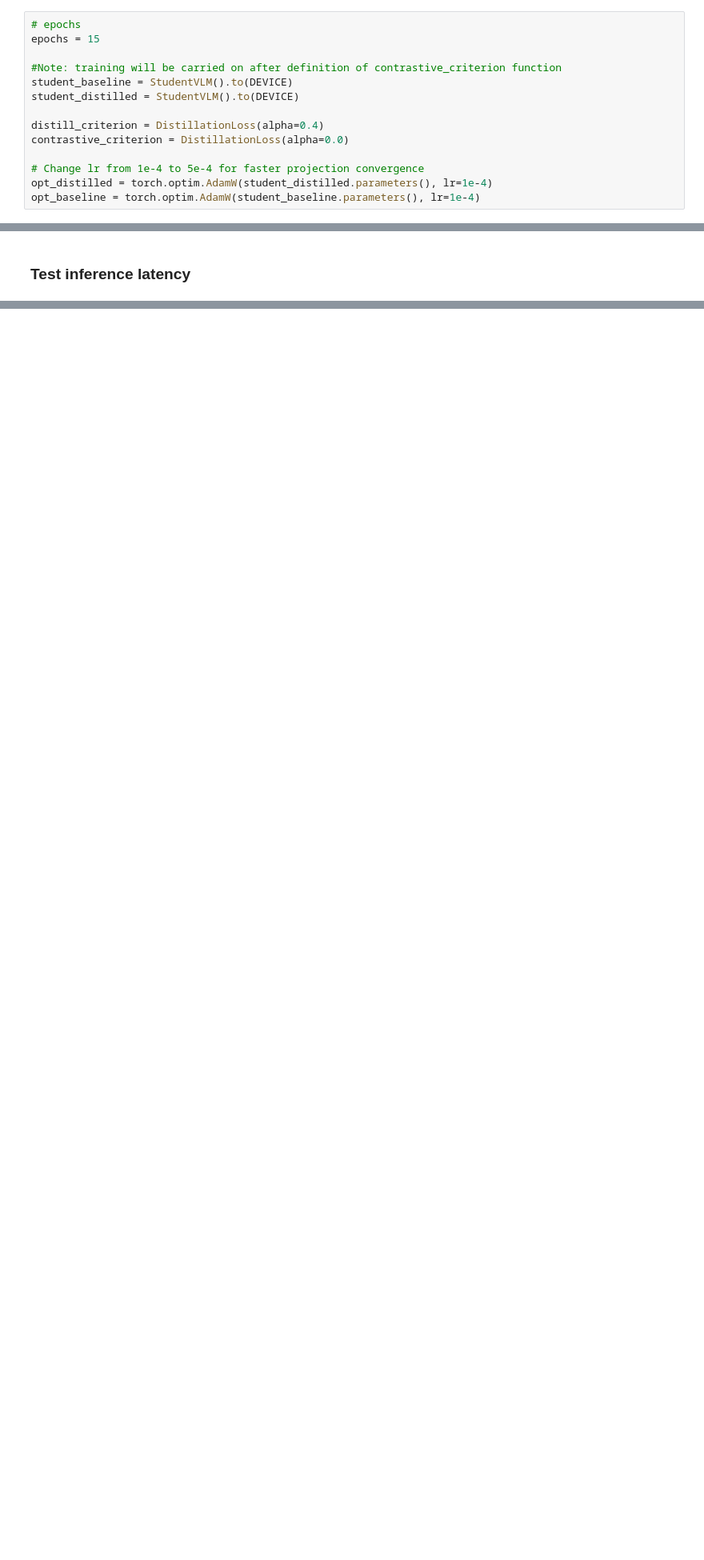
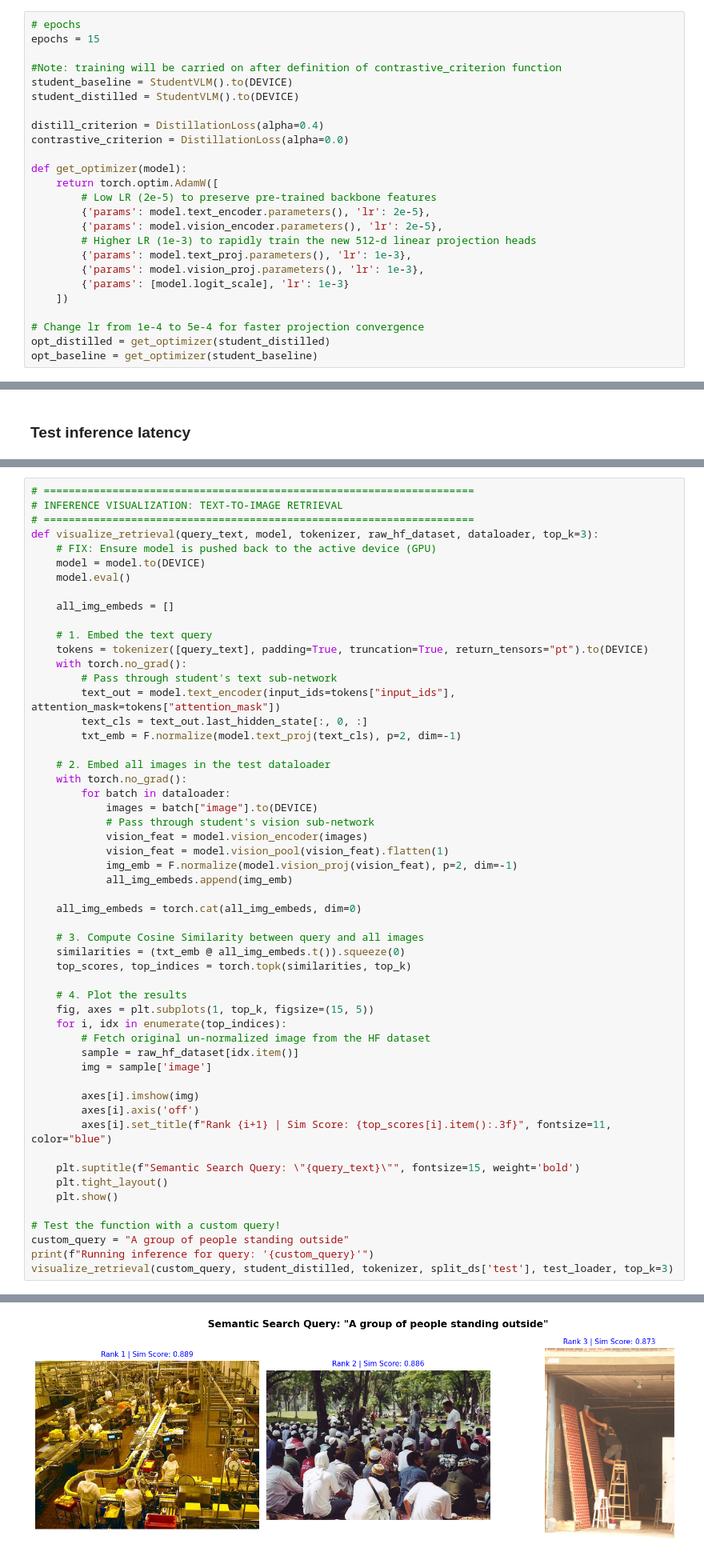
Before and after one commit to Srini235/ConversationalAI_Assignment2_Group105, a Jupyter notebook: ConversationalAI_Assignment2_Group105.ipynb, the cells around one changed output, grey strips where cells are left out. Shown at 80% size. Cells and saved outputs as stored; diff of their text form; blank space fills up the shorter version.

```diff
--- a/ConversationalAI_Assignment2_Group105.ipynb
+++ b/ConversationalAI_Assignment2_Group105.ipynb
@@ -267,9 +314,20 @@ student_distilled = StudentVLM().to(DEVICE)
 distill_criterion = DistillationLoss(alpha=0.4)
 contrastive_criterion = DistillationLoss(alpha=0.0)
 
+def get_optimizer(model):
+    return torch.optim.AdamW([
+        # Low LR (2e-5) to preserve pre-trained backbone features
+        {'params': model.text_encoder.parameters(), 'lr': 2e-5},
+        {'params': model.vision_encoder.parameters(), 'lr': 2e-5},
+        # Higher LR (1e-3) to rapidly train the new 512-d linear projection heads
+        {'params': model.text_proj.parameters(), 'lr': 1e-3},
+        {'params': model.vision_proj.parameters(), 'lr': 1e-3},
+        {'params': [model.logit_scale], 'lr': 1e-3}
+    ])
+
 # Change lr from 1e-4 to 5e-4 for faster projection convergence
-opt_distilled = torch.optim.AdamW(student_distilled.parameters(), lr=1e-4)
-opt_baseline = torch.optim.AdamW(student_baseline.parameters(), lr=1e-4)
+opt_distilled = get_optimizer(student_distilled)
+opt_baseline = get_optimizer(student_baseline)
 # %%
 # 3. Train Distilled Student
 print("\n--- Training Distilled Student ---")
@@ -505 +563,56 @@ CPU Latency (ms/query)    | 51.55           | 9.05
 ============================================================
+# %%
+# =====================================================================
+# INFERENCE VISUALIZATION: TEXT-TO-IMAGE RETRIEVAL
+# =====================================================================
+def visualize_retrieval(query_text, model, tokenizer, raw_hf_dataset, dataloader, top_k=3):
+    # FIX: Ensure model is pushed back to the active device (GPU)
+    model = model.to(DEVICE)
+    model.eval()
+
+    all_img_embeds = []
+
+    # 1. Embed the text query
+    tokens = tokenizer([query_text], padding=True, truncation=True, return_tensors="pt").to(DEVICE)
+    with torch.no_grad():
+        # Pass through student's text sub-network
+        text_out = model.text_encoder(input_ids=tokens["input_ids"], attention_mask=tokens["attention_mask"])
+        text_cls = text_out.last_hidden_state[:, 0, :]
+        txt_emb = F.normalize(model.text_proj(text_cls), p=2, dim=-1)
+
+    # 2. Embed all images in the test dataloader
+    with torch.no_grad():
+        for batch in dataloader:
+            images = batch["image"].to(DEVICE)
+            # Pass through student's vision sub-network
+            vision_feat = model.vision_encoder(images)
+            vision_feat = model.vision_pool(vision_feat).flatten(1)
+            img_emb = F.normalize(model.vision_proj(vision_feat), p=2, dim=-1)
+            all_img_embeds.append(img_emb)
+
+    all_img_embeds = torch.cat(all_img_embeds, dim=0)
+
+    # 3. Compute Cosine Similarity between query and all images
+    similarities = (txt_emb @ all_img_embeds.t()).squeeze(0)
+    top_scores, top_indices = torch.topk(similarities, top_k)
+
+    # 4. Plot the results
+    fig, axes = plt.subplots(1, top_k, figsize=(15, 5))
+    for i, idx in enumerate(top_indices):
+        # Fetch original un-normalized image from the HF dataset
+        sample = raw_hf_dataset[idx.item()]
+        img = sample['image']
+
+        axes[i].imshow(img)
+        axes[i].axis('off')
+        axes[i].set_title(f"Rank {i+1} | Sim Score: {top_scores[i].item():.3f}", fontsize=11, color="blue")
+
+    plt.suptitle(f"Semantic Search Query: \"{query_text}\"", fontsize=15, weight='bold')
+    plt.tight_layout()
+    plt.show()
+
+# Test the function with a custom query!
+custom_query = "A group of people standing outside"
+print(f"Running inference for query: '{custom_query}'")
+visualize_retrieval(custom_query, student_distilled, tokenizer, split_ds['test'], test_loader, top_k=3)
+# %% [output]
@@ -505,0 +620 @@ CPU Latency (ms/query)    | 51.55           | 9.05
+[figure, added]
```
Also changed, not shown: parts of 6 cells of this notebook.
